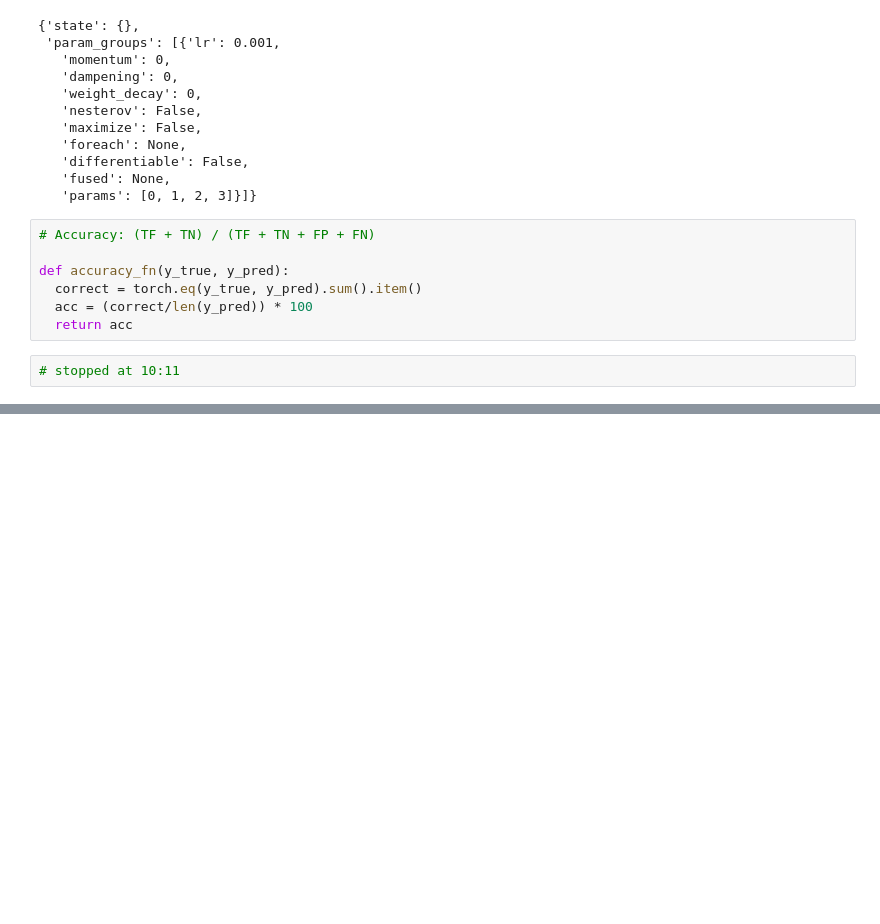
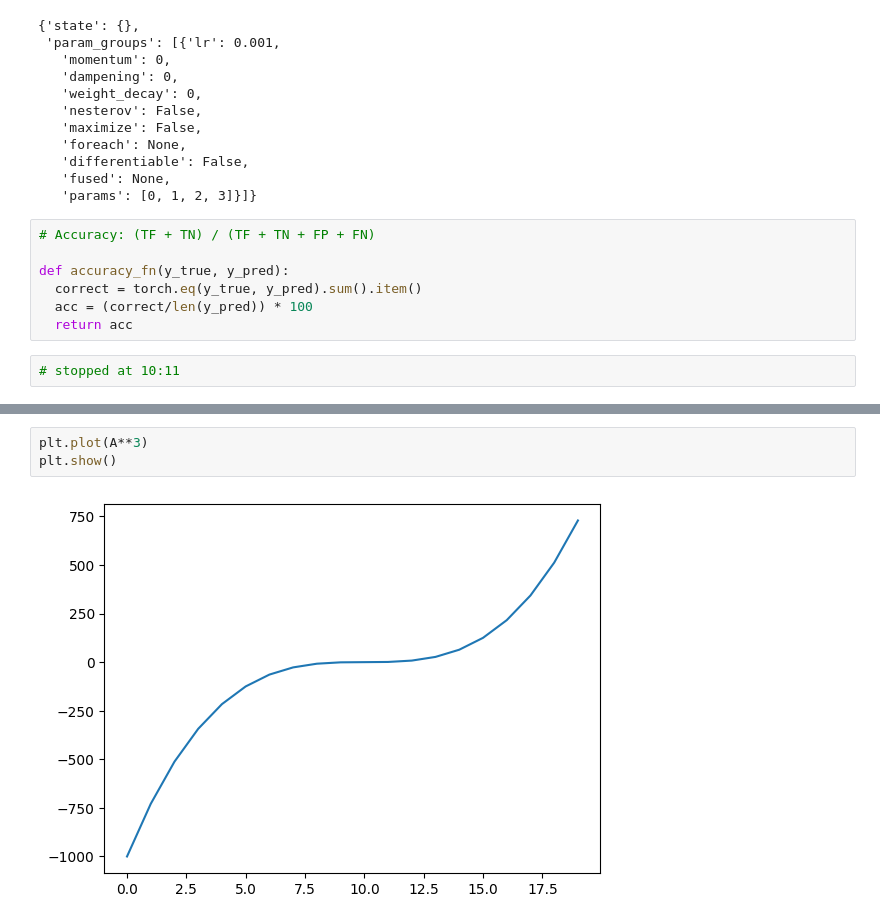
Before and after one commit to 00015775/learning-lab, a Jupyter notebook: pytorch/notebooks/02_youtube_pytorch.ipynb, the cells around one changed output, grey strips where cells are left out. Saved outputs shown, nothing was run; the diff lists cells and outputs as text; blank space fills up the shorter version.

```diff
--- a/pytorch/notebooks/02_youtube_pytorch.ipynb
+++ b/pytorch/notebooks/02_youtube_pytorch.ipynb
@@ -505,0 +843,5 @@ def accuracy_fn(y_true, y_pred):
+# %%
+plt.plot(A**3)
+plt.show()
+# %% [output]
+[figure, added]
```
Also changed, not shown: parts of 59 cells of this notebook.
